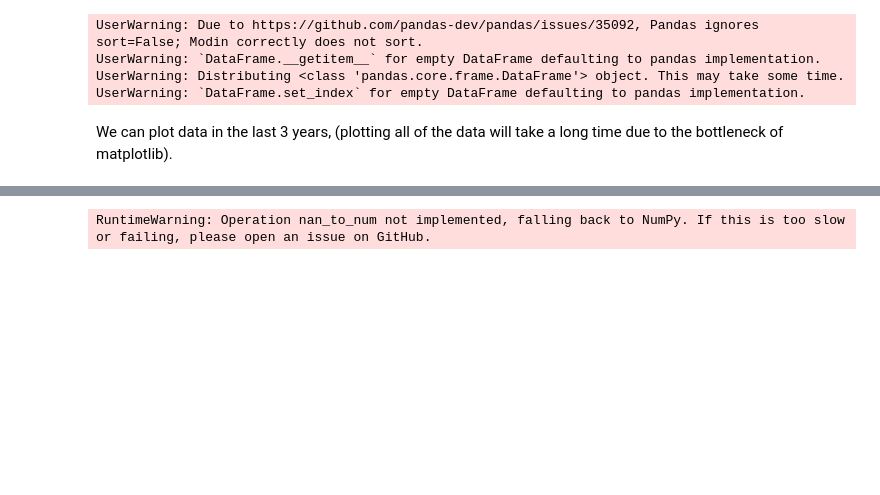
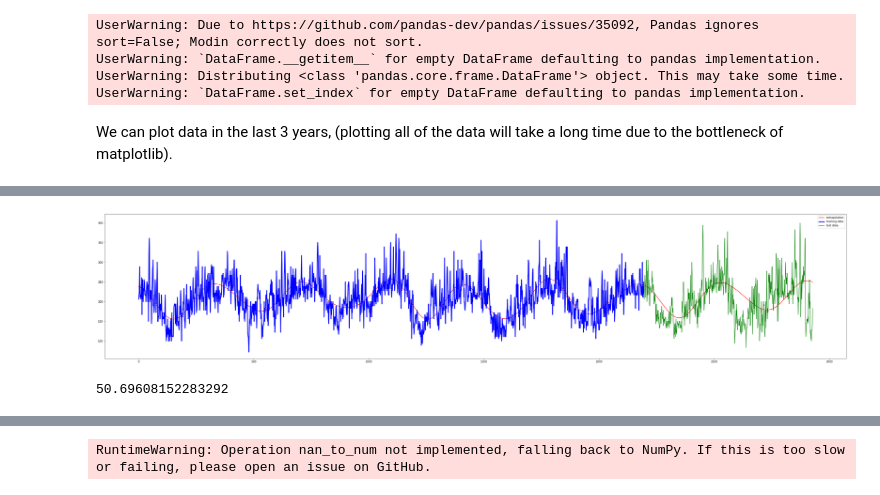
Before and after one commit to briancpark/aws-asdi, a Jupyter notebook: eda.ipynb, the cells around one changed output, grey strips where cells are left out. Saved outputs shown, nothing was run; the diff lists cells and outputs as text; code cells hidden in the pictures; blank space fills up the shorter version.

```diff
--- a/eda.ipynb
+++ b/eda.ipynb
@@ -250,5 +254,5 @@ Skip this cell if running on less RAM.
 %%time
 dfs = {}
 for year in tqdm(years):
-    dfs[year] = df_loader(year, local=True)
+    dfs[year] = df_loader(year, local=local)
 # %% [output]
@@ -463,0 +514,39 @@ def create_design_matrix(_id, element, years, convert_nps=True, local=False):
+# %%
+def fourier_extrapolation(X, n_predict, n_harm=100):
+    n = X.size
+    t = np.arange(0, n)
+    p = np.polyfit(t, X, 1)            # find linear trend in x
+    X_notrend = X - p[0] * t           # detrended x
+    X_freqdom = np.fft.fft(X_notrend)  # detrended x in frequency domain
+    f = np.fft.fftfreq(n)              # frequencies
+    indexes = list(range(n))
+    indexes.sort(key = lambda i: np.absolute(f[i]))
+
+    t = np.arange(0, n + n_predict)
+    restored_sig = np.zeros(t.size)
+    for i in indexes[:1 + n_harm * 2]:
+        ampli = np.absolute(X_freqdom[i]) / n   # amplitude
+        phase = np.angle(X_freqdom[i])          # phase
+        restored_sig += ampli * np.cos(2 * np.pi * f[i] * t + phase)
+    return restored_sig + p[0] * t
+# %%
+ratio = 4      # Ratio will be train:test = ratio:1
+predict = 366 * 2 # Number of future days to predict
+n_harm = 10
+
+X_train = berkeley_time_series["TMAX"].iloc[-ratio * predict:-predict].to_numpy().reshape(-1)
+X_test = berkeley_time_series["TMAX"].iloc[-predict:].to_numpy().reshape(-1)
+
+extrapolation = fourier_extrapolation(X_train, predict, n_harm=n_harm)
+plt.figure(figsize=(50, 10))
+plt.plot(np.arange(0, extrapolation.size), extrapolation, 'r', label = 'extrapolation')
+plt.plot(np.arange(0, X_train.size), X_train, 'b', label = r'training data', linewidth = 3)
+plt.plot(np.arange(X_train.size, extrapolation.size), X_test, 'g', label = r'test data')
+plt.legend()
+plt.savefig("fft_berkeley_tmax.png")
+# %% [output]
+[figure, added]
+# %%
+rmse(extrapolation[X_train.size:], X_test)
+# %% [output]
+50.69608152283292
```
Also changed, not shown: parts of 69 cells of this notebook, 2 other files.
